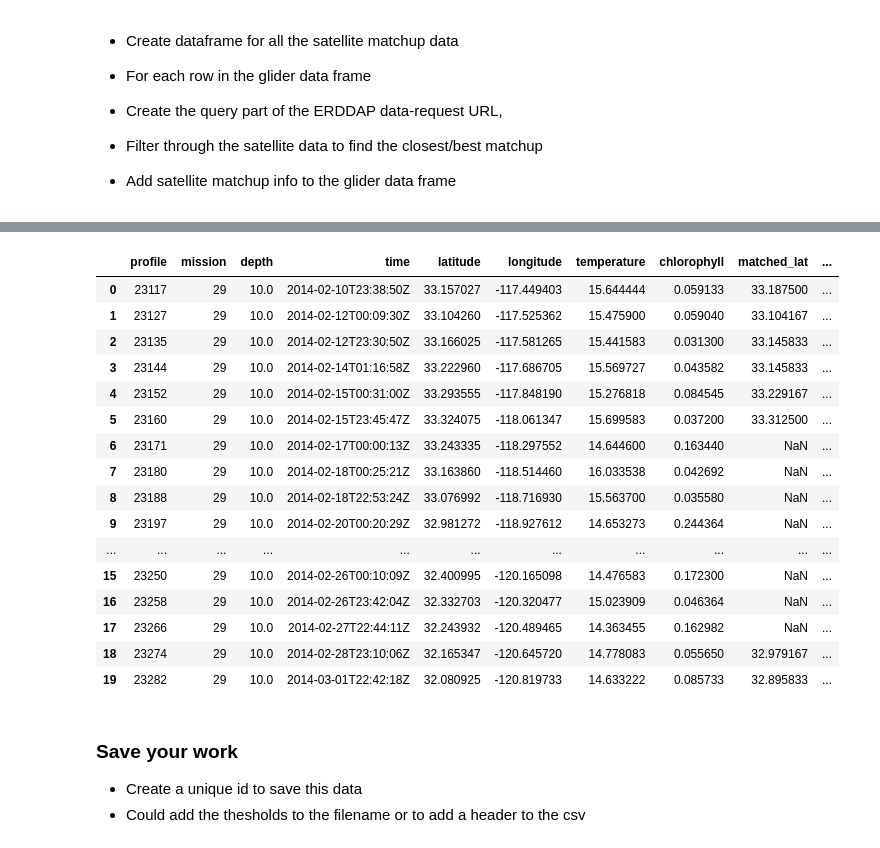
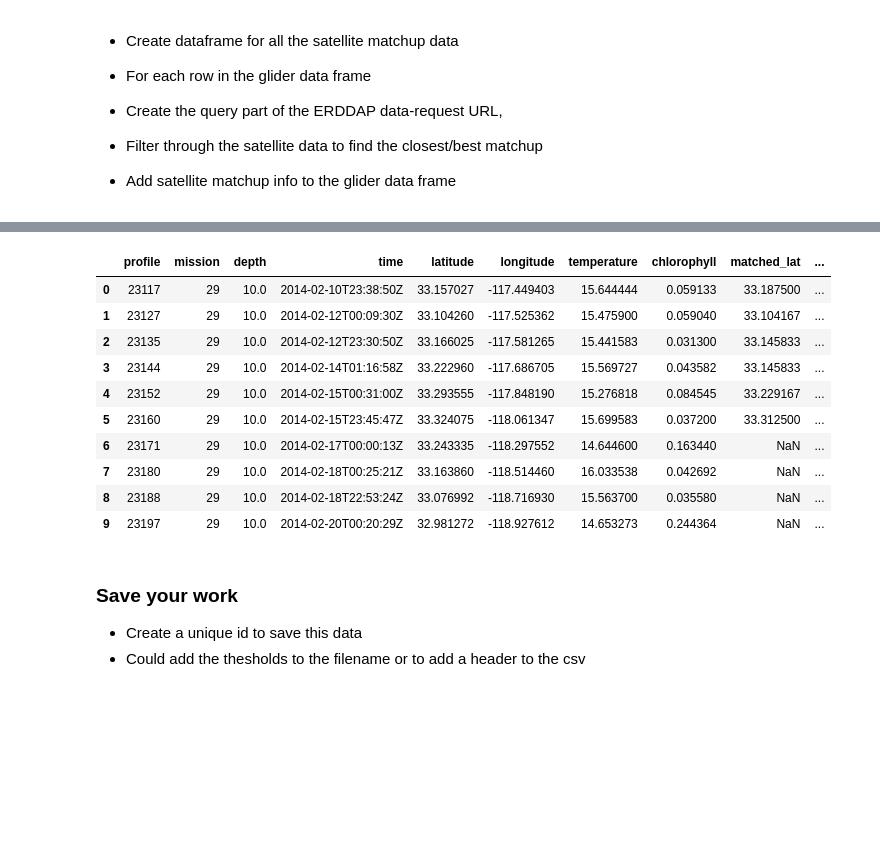
Before and after one commit to jenseva/chl_glider, a Jupyter notebook: glider_cci_matchup_example.ipynb, the cells around one changed output, grey strips where cells are left out. Saved outputs shown, nothing was run; the diff lists cells and outputs as text; code cells hidden in the pictures; blank space fills up the shorter version.

```diff
--- a/glider_cci_matchup_example.ipynb
+++ b/glider_cci_matchup_example.ipynb
@@ -510,23 +463,17 @@ sat_df.head(20)
 # %%
-df.head(20)
+df.head(10)
 # %% [output]
 |  | profile | mission | depth | time | latitude | longitude | temperature | chlorophyll | matched_lat | ... |
 | 0 | 23117 | 29 | 10.0 | 2014-02-10T23:38:50Z | 33.157027 | -117.449403 | 15.644444 | 0.059133 | 33.187500 | ... |
 | 1 | 23127 | 29 | 10.0 | 2014-02-12T00:09:30Z | 33.104260 | -117.525362 | 15.475900 | 0.059040 | 33.104167 | ... |
 | 2 | 23135 | 29 | 10.0 | 2014-02-12T23:30:50Z | 33.166025 | -117.581265 | 15.441583 | 0.031300 | 33.145833 | ... |
 | 3 | 23144 | 29 | 10.0 | 2014-02-14T01:16:58Z | 33.222960 | -117.686705 | 15.569727 | 0.043582 | 33.145833 | ... |
 | 4 | 23152 | 29 | 10.0 | 2014-02-15T00:31:00Z | 33.293555 | -117.848190 | 15.276818 | 0.084545 | 33.229167 | ... |
 | 5 | 23160 | 29 | 10.0 | 2014-02-15T23:45:47Z | 33.324075 | -118.061347 | 15.699583 | 0.037200 | 33.312500 | ... |
 | 6 | 23171 | 29 | 10.0 | 2014-02-17T00:00:13Z | 33.243335 | -118.297552 | 14.644600 | 0.163440 | NaN | ... |
 | 7 | 23180 | 29 | 10.0 | 2014-02-18T00:25:21Z | 33.163860 | -118.514460 | 16.033538 | 0.042692 | NaN | ... |
 | 8 | 23188 | 29 | 10.0 | 2014-02-18T22:53:24Z | 33.076992 | -118.716930 | 15.563700 | 0.035580 | NaN | ... |
 | 9 | 23197 | 29 | 10.0 | 2014-02-20T00:20:29Z | 32.981272 | -118.927612 | 14.653273 | 0.244364 | NaN | ... |
-| ... | ... | ... | ... | ... | ... | ... | ... | ... | ... | ... |
-| 15 | 23250 | 29 | 10.0 | 2014-02-26T00:10:09Z | 32.400995 | -120.165098 | 14.476583 | 0.172300 | NaN | ... |
-| 16 | 23258 | 29 | 10.0 | 2014-02-26T23:42:04Z | 32.332703 | -120.320477 | 15.023909 | 0.046364 | NaN | ... |
-| 17 | 23266 | 29 | 10.0 | 2014-02-27T22:44:11Z | 32.243932 | -120.489465 | 14.363455 | 0.162982 | NaN | ... |
-| 18 | 23274 | 29 | 10.0 | 2014-02-28T23:10:06Z | 32.165347 | -120.645720 | 14.778083 | 0.055650 | 32.979167 | ... |
-| 19 | 23282 | 29 | 10.0 | 2014-03-01T22:42:18Z | 32.080925 | -120.819733 | 14.633222 | 0.085733 | 32.895833 | ... |
 # %% [markdown]
 ### Save your work
 * Create a unique id to save this data
```
Also changed, not shown: parts of 11 cells of this notebook.
